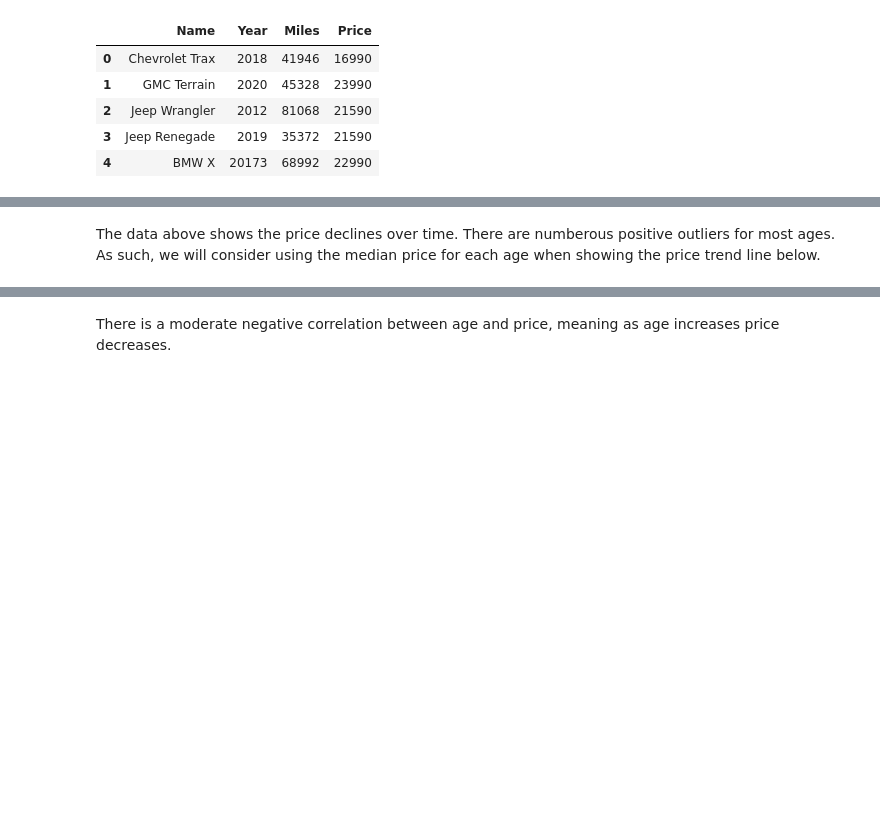
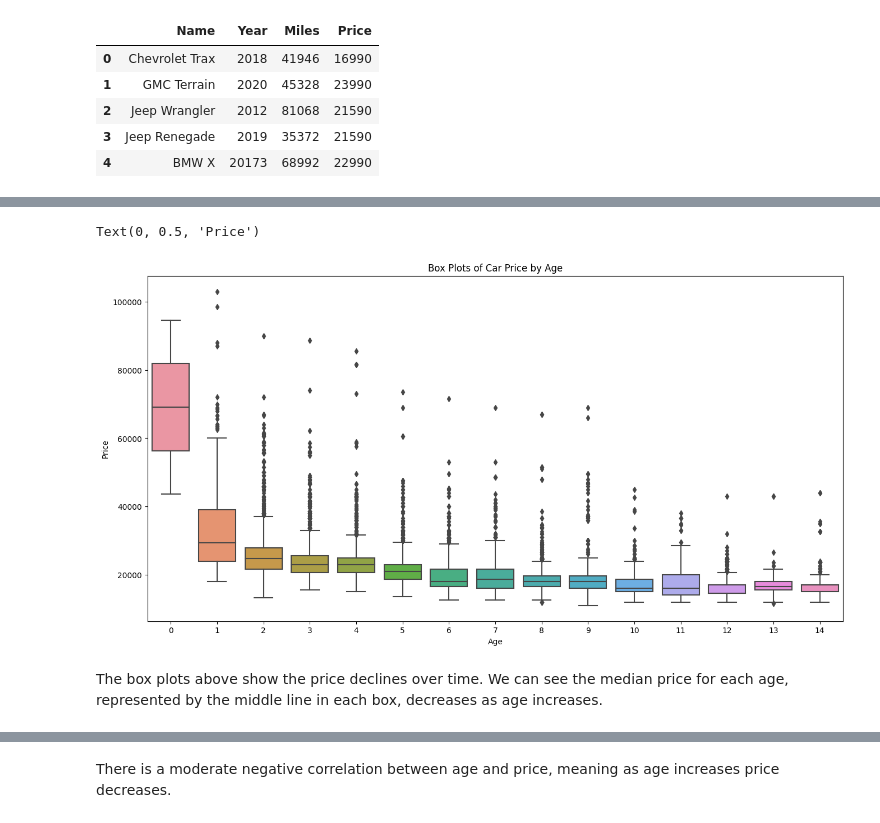
Before and after one commit to dylanjones248/Data-Science-Portfolio, a Jupyter notebook: Carvana Price Predictor.ipynb, the cells around one changed output, grey strips where cells are left out. Drawn from its saved outputs; the diff is of its cells as text; code cells hidden in the pictures; blank space fills up the shorter version.

```diff
--- a/Carvana Price Predictor.ipynb
+++ b/Carvana Price Predictor.ipynb
@@ -43,10 +193,14 @@ Show relationship between 'Age' and 'Price'
 # %%
+# Show relationship between 'Price' and 'Age'
 fig, ax = plt.subplots(figsize=(16,8))
 
-sns.boxplot(x='Age', y='Price', data=car_data)
-ax.set_title('Price by Age')
+sns.boxplot(x='Age', y='Price', data=car_data2)
+ax.set_title('Box Plots of Car Price by Age')
 ax.set_xlabel('Age')
 ax.set_ylabel('Price')
+# %% [output]
+Text(0, 0.5, 'Price')
+[figure, added]
 # %% [markdown]
-The data above shows the price declines over time. There are numberous positive outliers for most ages. As such, we will consider using the median price for each age when showing the price trend line below.
+The box plots above show the price declines over time. We can see the median price for each age, represented by the middle line in each box, decreases as age increases.
 # %%
```
Also changed, not shown: parts of 33 cells of this notebook.
